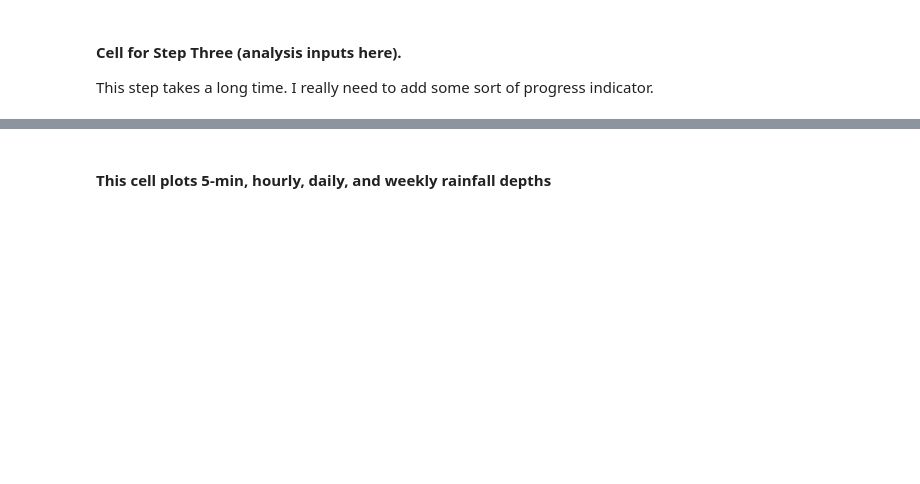
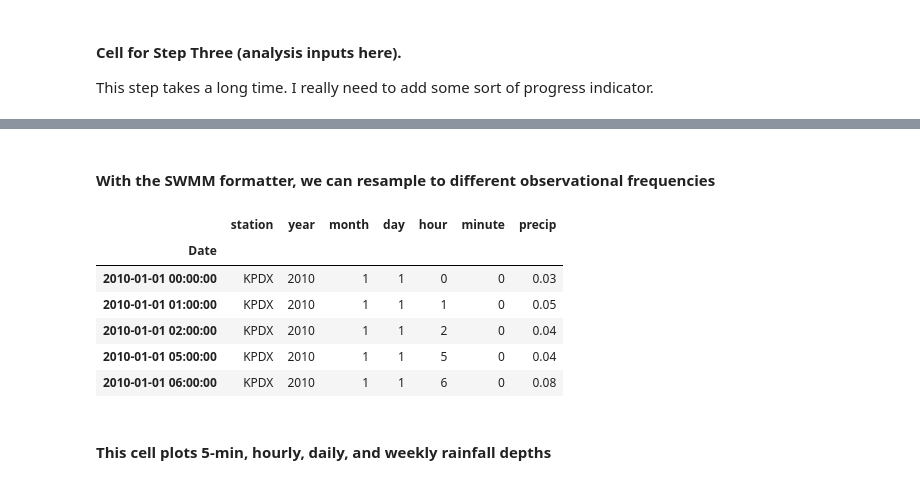
Before and after one commit to python-metar/python-metar, a Jupyter notebook: example.ipynb, the cells around one changed output, grey strips where cells are left out. Saved outputs shown, nothing was run; the diff lists cells and outputs as text; code cells hidden in the pictures; blank space fills up the shorter version.

```diff
--- a/example.ipynb
+++ b/example.ipynb
@@ -97,16 +112,22 @@ sta.data['asos'].head()
+# %% [markdown]
+#### With the SWMM formatter, we can resample to different observational frequencies
 # %%
-# 5-minute
-p05min = metar.dumpSWMMFormat(sta.data['asos'], sta.sta_id, col='Precip',
-                     freq='5-min', dropzeros=True, filename='KPDX_05min.dat')
-
 # 15-minute
-p15min = metar.dumpSWMMFormat(sta.data['asos'], sta.sta_id, col='Precip',
+p15min = metar.SWMM5Format(sta.data['asos'], sta.sta_id, col='Precip',
                      freq='15-min', dropzeros=True, filename='KPDX_15min.dat')
 
 # 1-hour
-p60min = metar.dumpSWMMFormat(sta.data['asos'], sta.sta_id, col='Precip',
+p60min = metar.SWMM5Format(sta.data['asos'], sta.sta_id, col='Precip',
                      freq='hourly', dropzeros=True, filename='KPDX_60min.dat')
 
 p60min.head()
+# %% [output]
+|  | station | year | month | day | hour | minute | precip |
+| Date |  |  |  |  |  |  |  |
+| 2010-01-01 00:00:00 | KPDX | 2010 | 1 | 1 | 0 | 0 | 0.03 |
+| 2010-01-01 01:00:00 | KPDX | 2010 | 1 | 1 | 1 | 0 | 0.05 |
+| 2010-01-01 02:00:00 | KPDX | 2010 | 1 | 1 | 2 | 0 | 0.04 |
+| 2010-01-01 05:00:00 | KPDX | 2010 | 1 | 1 | 5 | 0 | 0.04 |
+| 2010-01-01 06:00:00 | KPDX | 2010 | 1 | 1 | 6 | 0 | 0.08 |
 # %% [markdown]
 #### This cell plots 5-min, hourly, daily, and weekly rainfall depths
```
Also changed, not shown: parts of 23 cells of this notebook, 1 other file.
